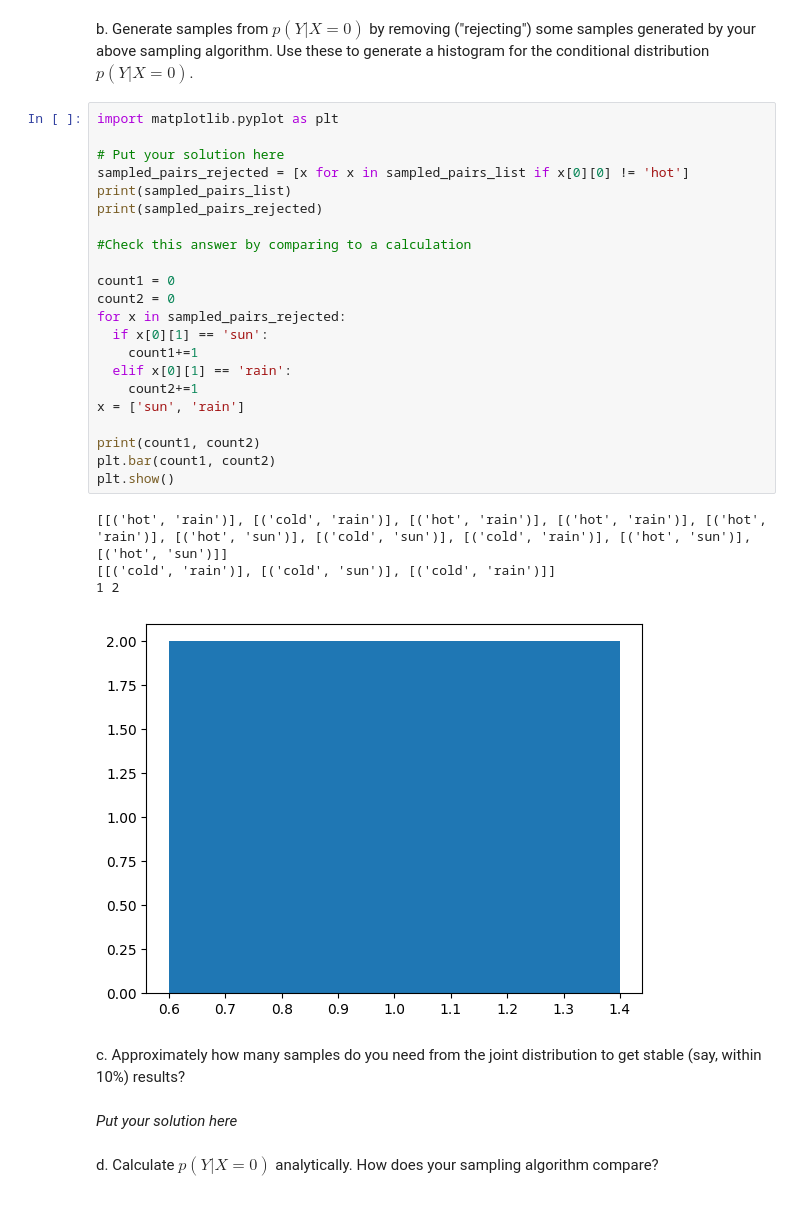
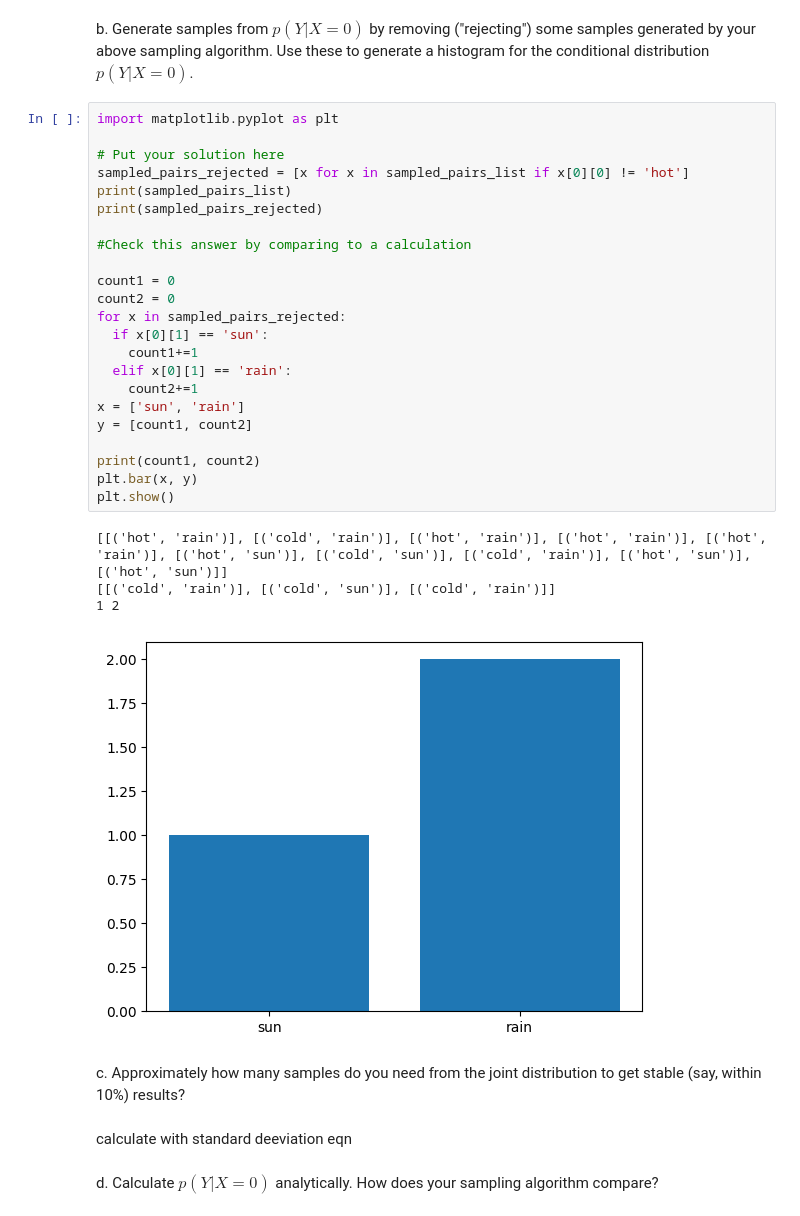
Before and after one commit to labudzki/MLforPA, a Jupyter notebook: 1_ML4PhA_2025_Exercise_sheet_1_v2.ipynb, the cells around one changed output. Cells and saved outputs as stored; diff of their text form.

```diff
--- a/1_ML4PhA_2025_Exercise_sheet_1_v2.ipynb
+++ b/1_ML4PhA_2025_Exercise_sheet_1_v2.ipynb
@@ -208,35 +179,36 @@ b. Generate samples from $p(Y| X = 0)$ by removing ("rejecting") some samples ge
 # %%
 import matplotlib.pyplot as plt
 
 # Put your solution here
 sampled_pairs_rejected = [x for x in sampled_pairs_list if x[0][0] != 'hot']
 print(sampled_pairs_list)
 print(sampled_pairs_rejected)
 
 #Check this answer by comparing to a calculation
 
 count1 = 0
 count2 = 0
 for x in sampled_pairs_rejected:
   if x[0][1] == 'sun':
     count1+=1
   elif x[0][1] == 'rain':
     count2+=1
 x = ['sun', 'rain']
+y = [count1, count2]
 
 print(count1, count2)
-plt.bar(count1, count2)
+plt.bar(x, y)
 plt.show()
 # %% [output]
 [[('hot', 'rain')], [('cold', 'rain')], [('hot', 'rain')], [('hot', 'rain')], [('hot', 'rain')], [('hot', 'sun')], [('cold', 'sun')], [('cold', 'rain')], [('hot', 'sun')], [('hot', 'sun')]]
 [[('cold', 'rain')], [('cold', 'sun')], [('cold', 'rain')]]
 1 2
-[figure, old version]
+[figure, new version]
 # %% [markdown]
 
 c. Approximately how many samples do you need from the joint distribution to get stable (say, within 10%) results?
-# %% [markdown]
-*Put your solution here*
+# %% [markdown]
+calculate with standard deeviation eqn
 # %% [markdown]
 d.  Calculate $p(Y|X=0)$ analytically. How does your sampling algorithm compare?
 # %% [markdown]
```
Also changed, not shown: parts of 5 cells of this notebook.
